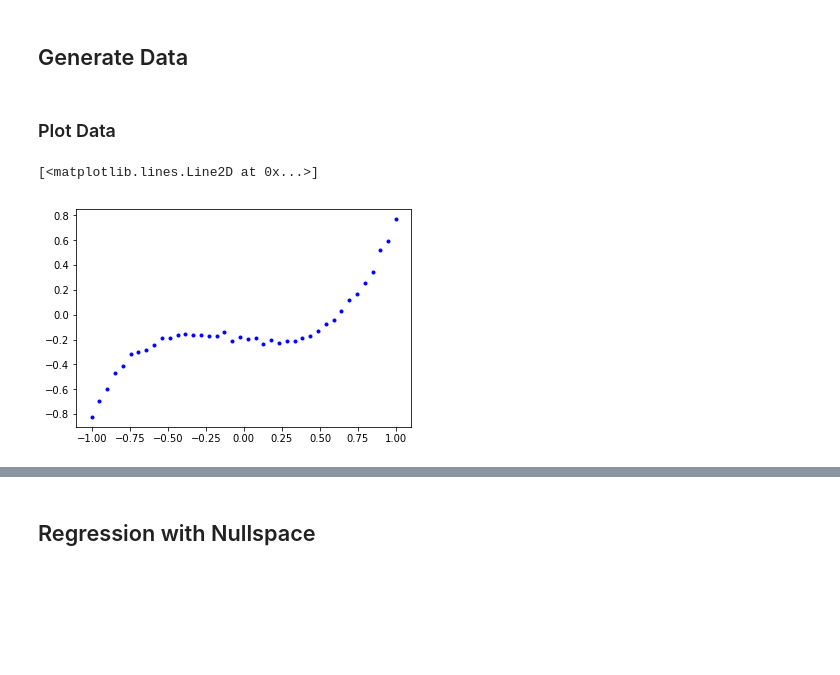
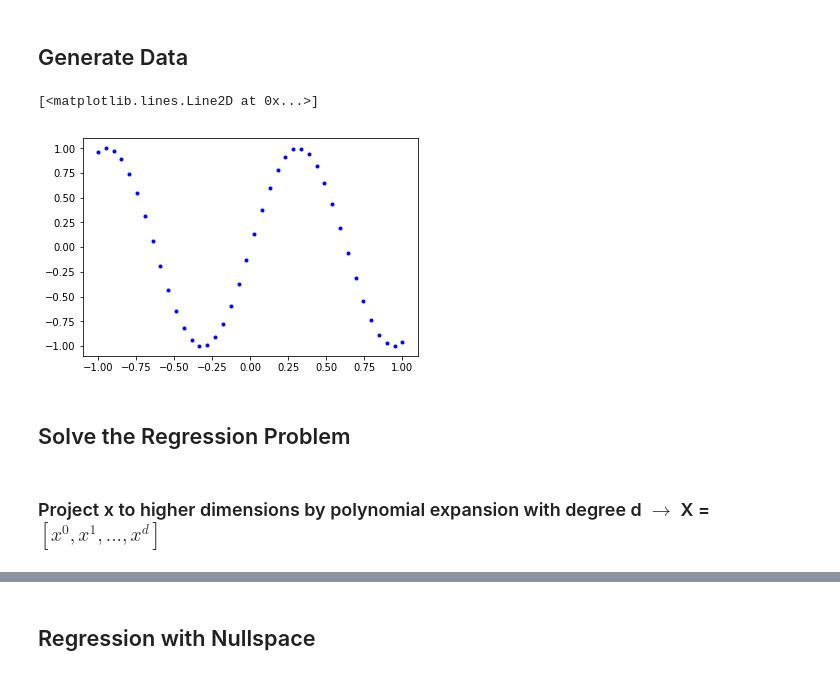
Before and after one commit to fabienjammes/ee613-python, a Jupyter notebook: python notebooks/Linear Regression-Polynomial Fit.ipynb, the cells around one changed output, grey strips where cells are left out. Saved outputs shown, nothing was run; the diff lists cells and outputs as text; code cells hidden in the pictures; blank space fills up the shorter version.

Commit message:
- refining Linear regression example

```diff
--- a/python notebooks/Linear Regression-Polynomial Fit.ipynb
+++ b/python notebooks/Linear Regression-Polynomial Fit.ipynb
@@ -17,4 +17,17 @@ nb_var_out = 1 #Dimension of output vector
 nb_data = 40  #Number of datapoints
 # %% [markdown]
 ## Generate Data
+# %%
+x = np.linspace(-1,1,nb_data)
+#Y = dot(X,A0) + np.random.normal(size=(nb_data, nb_var_out))*2e-2
+Y = np.sin(5*x)[:,None] #adding [:,None] is numpy trick to add one more dimension to the array, from (nb_data) to (nb_data,1)
+
+plt.plot(x,Y, '.b')
+# %% [output]
+[<matplotlib.lines.Line2D at 0x...>]
+[figure, added]
+# %% [markdown]
+## Solve the Regression Problem
+# %% [markdown]
+### Project x to higher dimensions by polynomial expansion with degree d $\rightarrow$ X = $[x^0, x^1, ..., x^d]$
 # %%
@@ -30,7 +43,0 @@ Y = dot(X,A0) + np.random.normal(size=(nb_data, nb_var_out))*2e-2
-# %% [markdown]
-### Plot Data
-# %%
-plt.plot(x,Y, '.b')
-# %% [output]
-[<matplotlib.lines.Line2D at 0x...>]
-[figure, removed]
```
Also changed, not shown: parts of 13 cells of this notebook, 5 other files.
